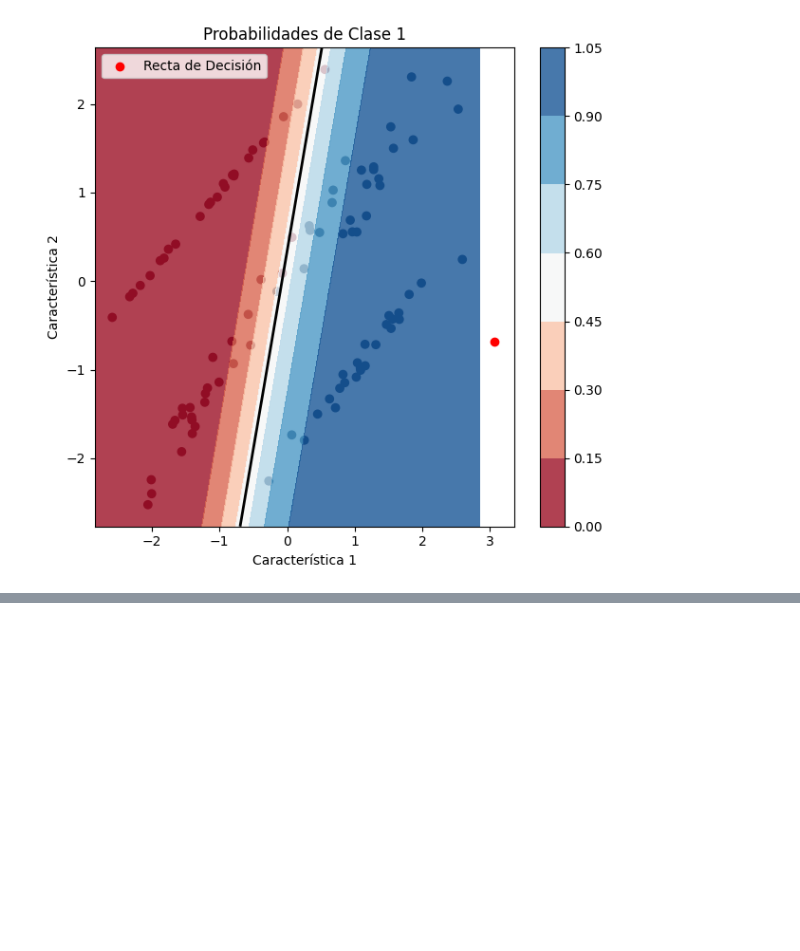
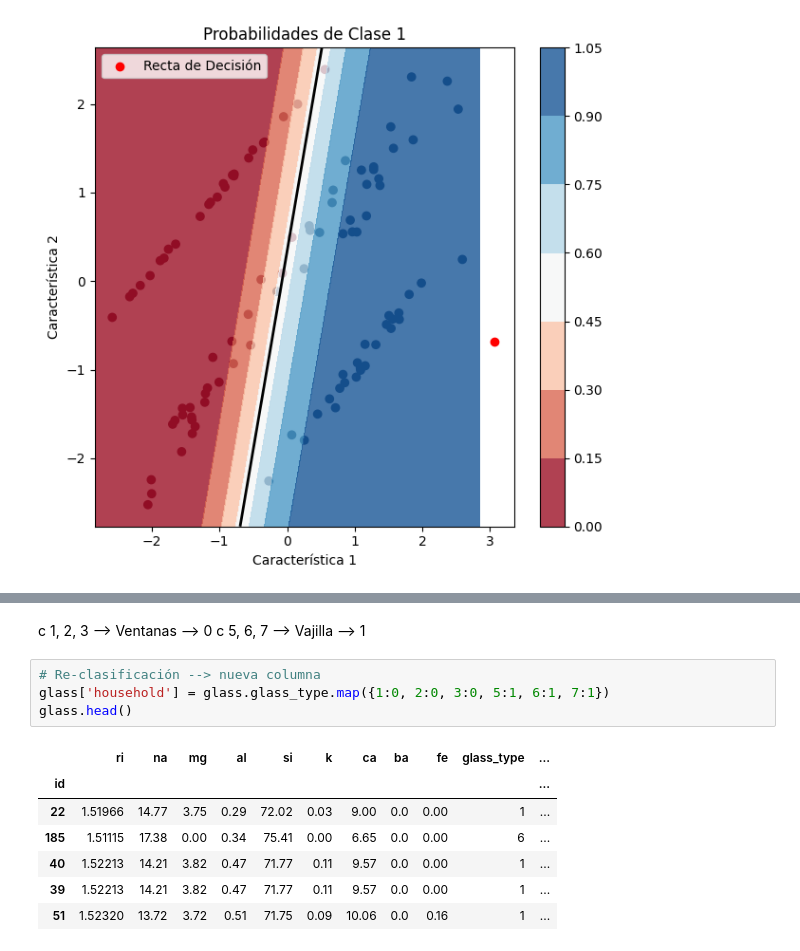
Before and after one commit to itssofiarce/python, a Jupyter notebook: RegresionLogistica.ipynb, the cells around one changed output, grey strips where cells are left out. Saved outputs shown, nothing was run; the diff lists cells and outputs as text; blank space fills up the shorter version.

```diff
--- a/RegresionLogistica.ipynb
+++ b/RegresionLogistica.ipynb
@@ -125,0 +189,15 @@ plt.show()
+# %% [markdown]
+c 1, 2, 3 --> Ventanas --> 0
+c 5, 6, 7 --> Vajilla --> 1
+# %%
+# Re-clasificación --> nueva columna
+glass['household'] = glass.glass_type.map({1:0, 2:0, 3:0, 5:1, 6:1, 7:1})
+glass.head()
+# %% [output]
+|  | ri | na | mg | al | si | k | ca | ba | fe | glass_type | ... |
+| id |  |  |  |  |  |  |  |  |  |  | ... |
+| 22 | 1.51966 | 14.77 | 3.75 | 0.29 | 72.02 | 0.03 | 9.00 | 0.0 | 0.00 | 1 | ... |
+| 185 | 1.51115 | 17.38 | 0.00 | 0.34 | 75.41 | 0.00 | 6.65 | 0.0 | 0.00 | 6 | ... |
+| 40 | 1.52213 | 14.21 | 3.82 | 0.47 | 71.77 | 0.11 | 9.57 | 0.0 | 0.00 | 1 | ... |
+| 39 | 1.52213 | 14.21 | 3.82 | 0.47 | 71.77 | 0.11 | 9.57 | 0.0 | 0.00 | 1 | ... |
+| 51 | 1.52320 | 13.72 | 3.72 | 0.51 | 71.75 | 0.09 | 10.06 | 0.0 | 0.16 | 1 | ... |
```
Also changed, not shown: parts of 11 cells of this notebook.
